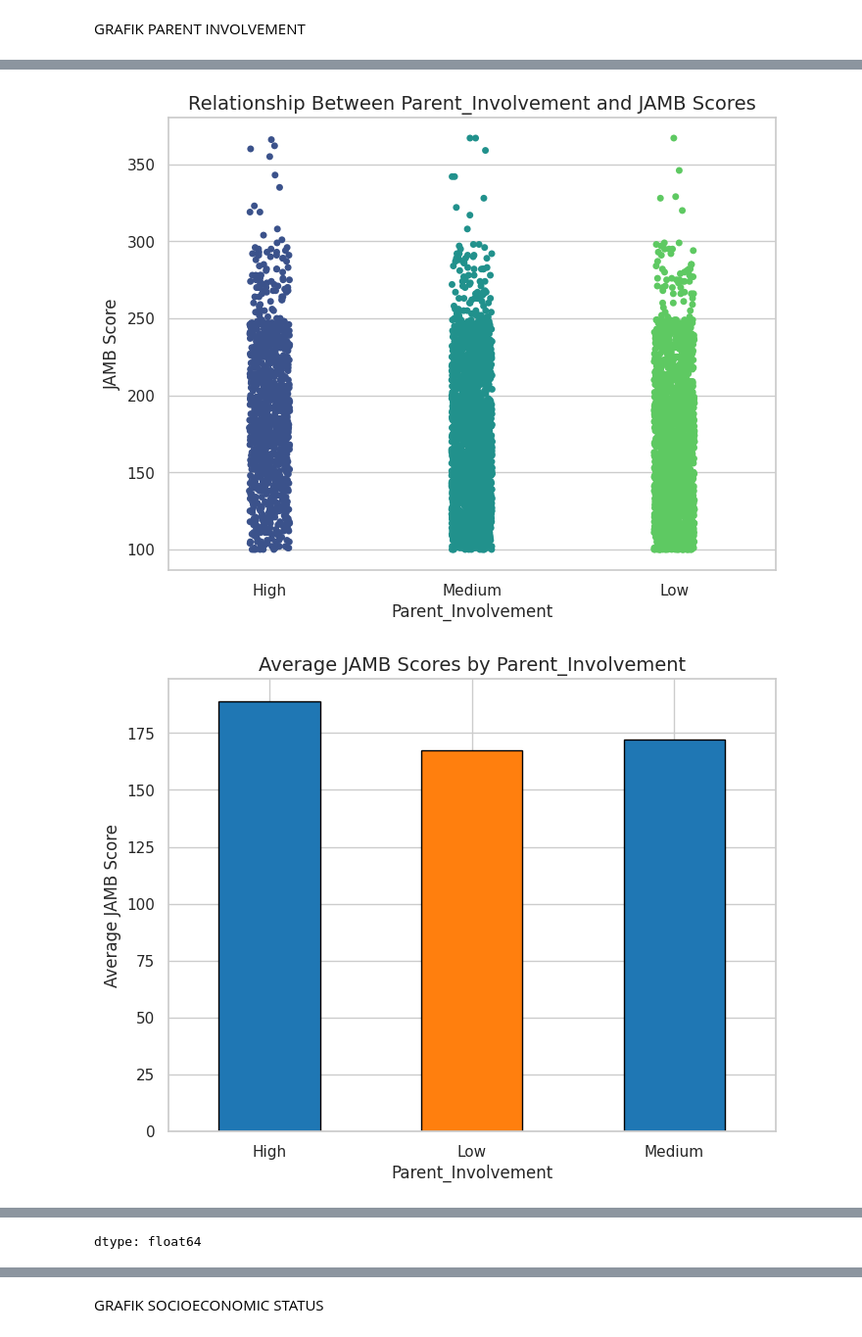
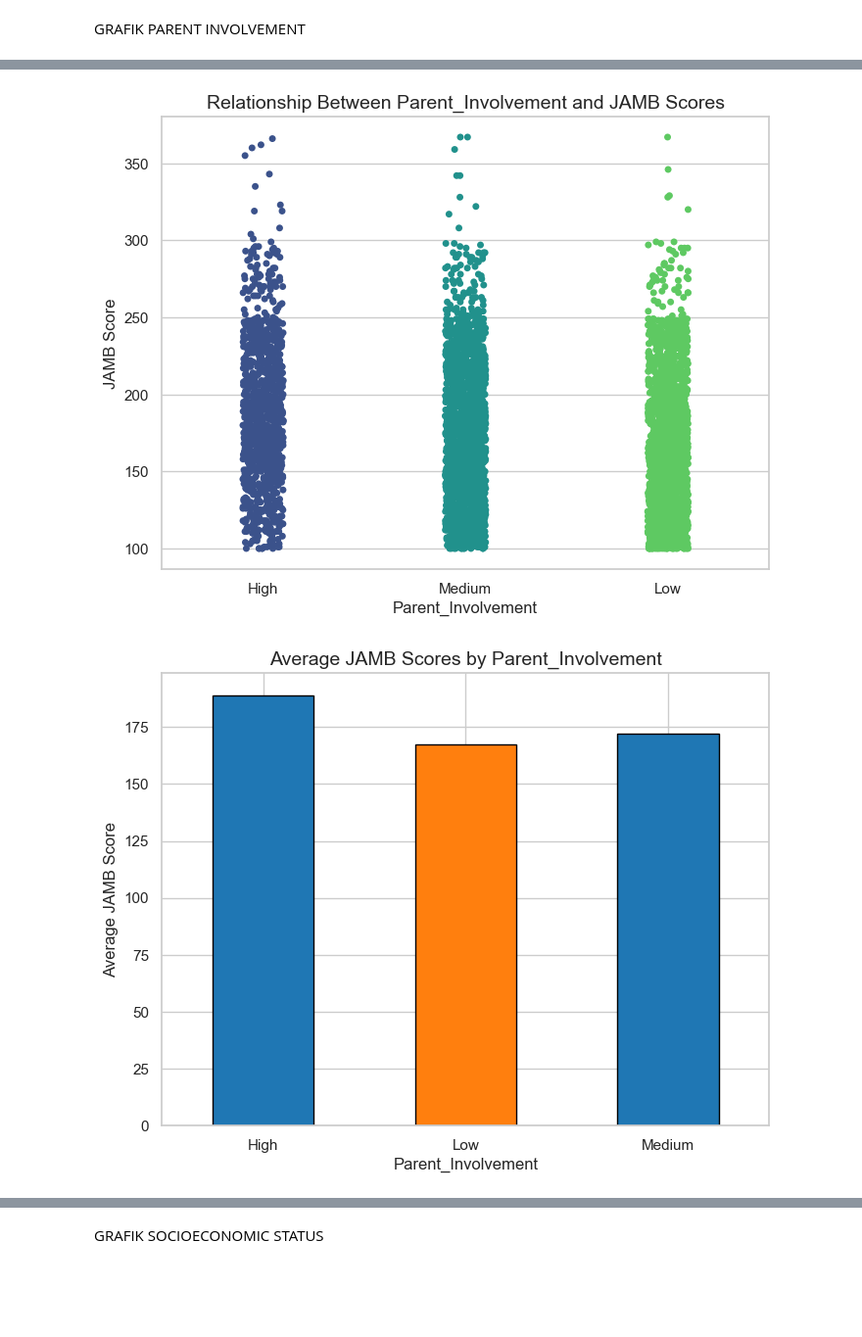
Before and after one commit to hikam074/avd_tugasAkhir, a Jupyter notebook: ANALITIK_DAN_VISUALISASI_DATA_FINAL.ipynb, the cells around one changed output, grey strips where cells are left out. Shown: that part at 98% size. Drawn from its saved outputs; the diff is of its cells as text; code cells hidden in the pictures; blank space fills up the shorter version.

```diff
--- a/ANALITIK_DAN_VISUALISASI_DATA_FINAL.ipynb
+++ b/ANALITIK_DAN_VISUALISASI_DATA_FINAL.ipynb
@@ -383,10 +251,8 @@ GRAFIK PARENT INVOLVEMENT
 import matplotlib.pyplot as plt
 import seaborn as sns
 import pandas as pd
-from google.colab import drive
-drive.mount('/content/drive')
 
-data= pd.read_csv("/content/drive/My Drive/Temp Tugas/jamb_exam_results.csv")
+data = pd.read_csv("jamb_exam_results.csv")
 data['Parent_Education_Level'] = data['Parent_Education_Level'].fillna('Unknown')
 
 # Configure plot style
@@ -433,2 +298,2 @@ Passing `palette` without assigning `hue` is deprecated and will be removed in v
-[figure, old version]
+[figure, new version]
-[figure, old version]
+[figure, new version]
@@ -440 +299,0 @@ Passing `palette` without assigning `hue` is deprecated and will be removed in v
-dtype: float64
```
Also changed, not shown: parts of 10 cells of this notebook.
